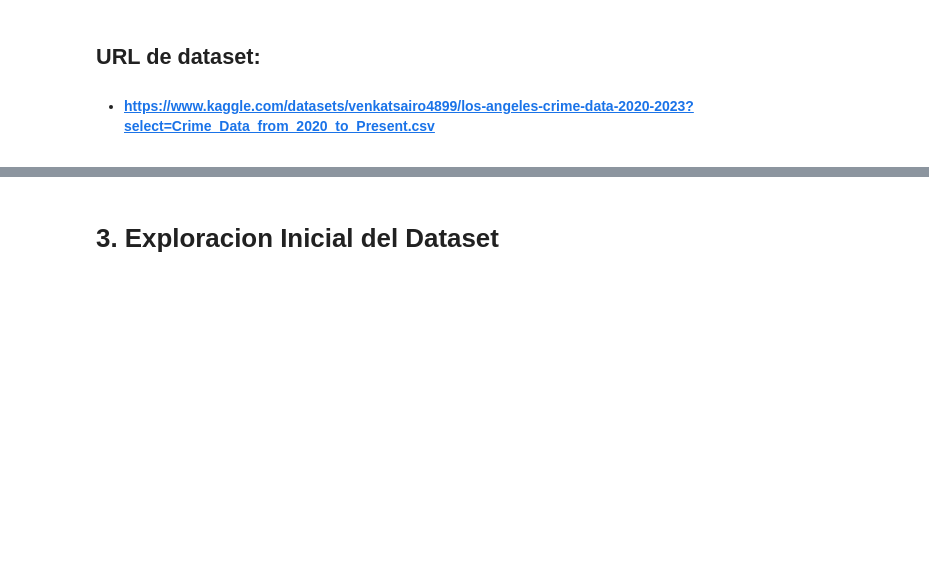
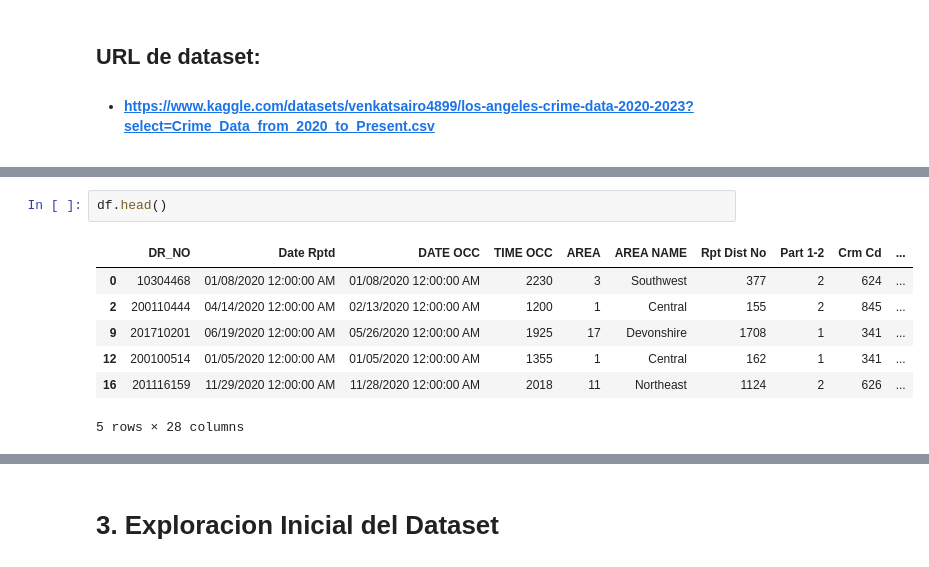
Before and after one commit to Janhjg/Runojanh-NadieEscapa, a Jupyter notebook: documents/crimes_analyze.ipynb, the cells around one changed output, grey strips where cells are left out. Drawn from its saved outputs; the diff is of its cells as text; blank space fills up the shorter version.

```diff
--- a/documents/crimes_analyze.ipynb
+++ b/documents/crimes_analyze.ipynb
@@ -34,0 +61,10 @@ df.head()
+# %%
+df.head()
+# %% [output]
+|  | DR_NO | Date Rptd | DATE OCC | TIME OCC | AREA | AREA NAME | Rpt Dist No | Part 1-2 | Crm Cd | ... |
+| 0 | 10304468 | 01/08/2020 12:00:00 AM | 01/08/2020 12:00:00 AM | 2230 | 3 | Southwest | 377 | 2 | 624 | ... |
+| 2 | 200110444 | 04/14/2020 12:00:00 AM | 02/13/2020 12:00:00 AM | 1200 | 1 | Central | 155 | 2 | 845 | ... |
+| 9 | 201710201 | 06/19/2020 12:00:00 AM | 05/26/2020 12:00:00 AM | 1925 | 17 | Devonshire | 1708 | 1 | 341 | ... |
+| 12 | 200100514 | 01/05/2020 12:00:00 AM | 01/05/2020 12:00:00 AM | 1355 | 1 | Central | 162 | 1 | 341 | ... |
+| 16 | 201116159 | 11/29/2020 12:00:00 AM | 11/28/2020 12:00:00 AM | 2018 | 11 | Northeast | 1124 | 2 | 626 | ... |
+5 rows × 28 columns
```
Also changed, not shown: parts of 36 cells of this notebook, 2 other files.
